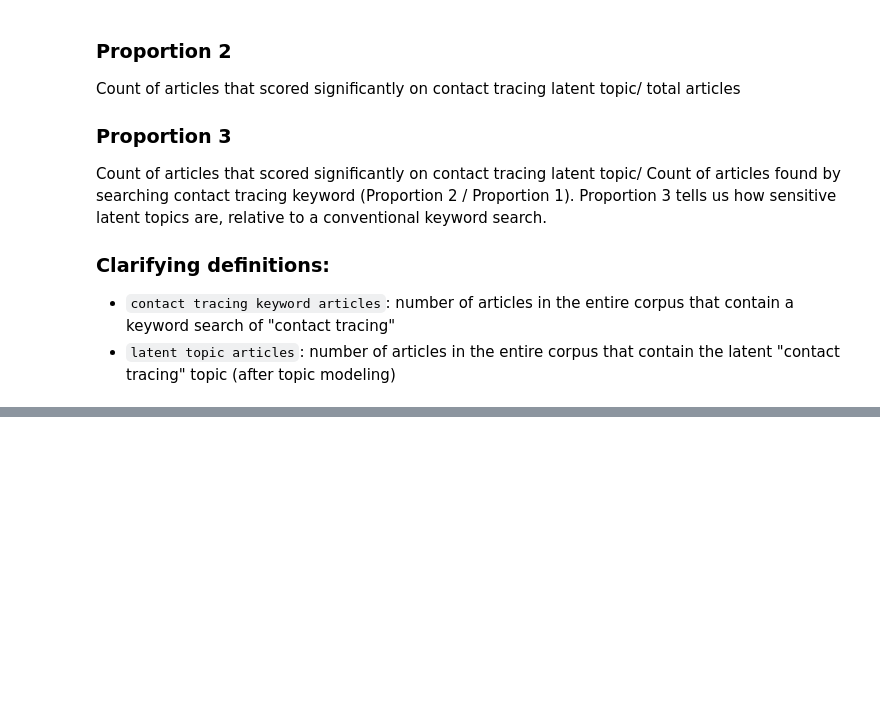
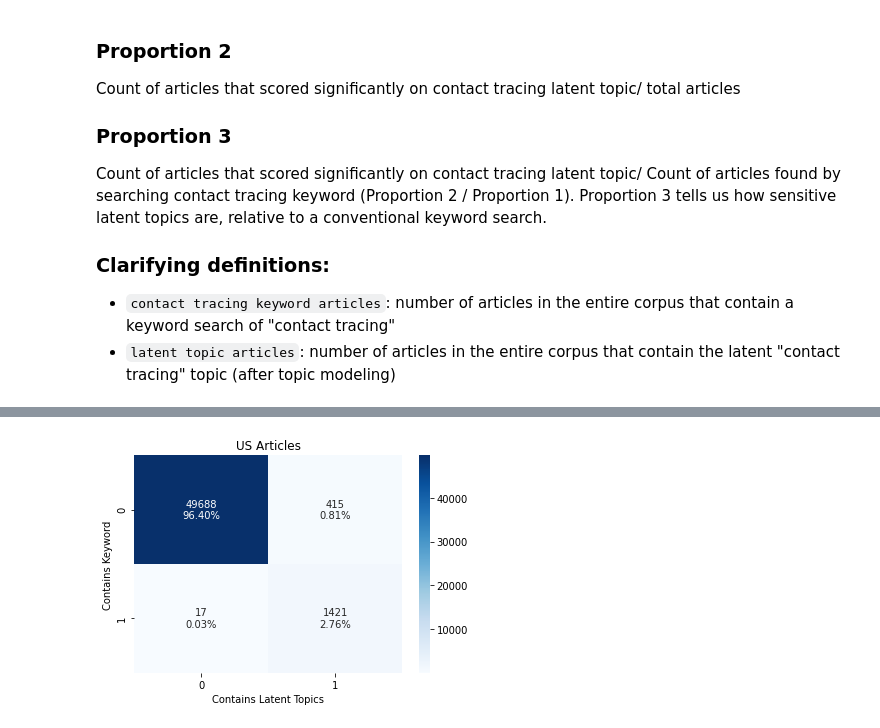
Before and after one commit to yenniejun/covid-news-analysis, a Jupyter notebook: contact tracing.ipynb, the cells around one changed output, grey strips where cells are left out. Cells and saved outputs as stored; diff of their text form; code cells hidden in the pictures; blank space fills up the shorter version.

```diff
--- a/contact tracing.ipynb
+++ b/contact tracing.ipynb
@@ -38,6 +32,16 @@ def get_week_of_year(date):
 # %%
-us.loc[:, 'week_of_year'] = us.date.apply(lambda d: get_week_of_year(d))
-kor.loc[:, 'week_of_year'] = kor.date.apply(lambda d: get_week_of_year(d))
-taiwan.loc[:, 'week_of_year'] = taiwan.date.apply(lambda d: get_week_of_year(parser.parse(d)))
-hk_eng.loc[:, 'week_of_year'] = hk_eng.date.apply(lambda d: get_week_of_year(parser.parse(d)))
-hk_ch.loc[:, 'week_of_year'] = hk_ch.date.apply(lambda d: get_week_of_year(parser.parse(d)))
+# def get_week_of_year(date):
+#     if (type(date) == str):
+#         date = parser.parse(date)
+#     if (type(date) == float):
+#         print(date)
+#     year, week_of_year, day_of_week = date.isocalendar()
+#     return week_of_year
+
+# kor = kor[~kor.date.isna()]
+
+# us.loc[:, 'week_of_year'] = us.date.apply(lambda d: get_week_of_year(d))
+# kor.loc[:, 'week_of_year'] = kor.date.apply(lambda d: get_week_of_year(d))
+# taiwan.loc[:, 'week_of_year'] = taiwan.date.apply(lambda d: get_week_of_year(parser.parse(d)))
+# hk_eng.loc[:, 'week_of_year'] = hk_eng.date.apply(lambda d: get_week_of_year(parser.parse(d)))
+# hk_ch.loc[:, 'week_of_year'] = hk_ch.date.apply(lambda d: get_week_of_year(parser.parse(d)))
@@ -100,0 +134,18 @@ df
+# %%
+# https://medium.com/@dtuk81/confusion-matrix-visualization-fc31e3f30fea
+group_counts = ["{0:0.0f}".format(value) for value in
+                cf_matrix.flatten()]
+group_percentages = ["{0:.2%}".format(value) for value in
+                     cf_matrix.flatten()/np.sum(cf_matrix)]
+
+labels = [f"{v1}\n{v2}" for v1, v2 in
+          zip(group_counts,group_percentages)]
+labels = np.asarray(labels).reshape(2,2)
+# %%
+sns.heatmap(cf_matrix, annot=labels, fmt='', cmap='Blues')
+plt.xlabel("Contains Latent Topics")
+plt.ylabel("Contains Keyword")
+plt.title("US Articles")
+plt.show()
+# %% [output]
+[figure, added]
```
Also changed, not shown: parts of 20 cells of this notebook, 10 other files.
